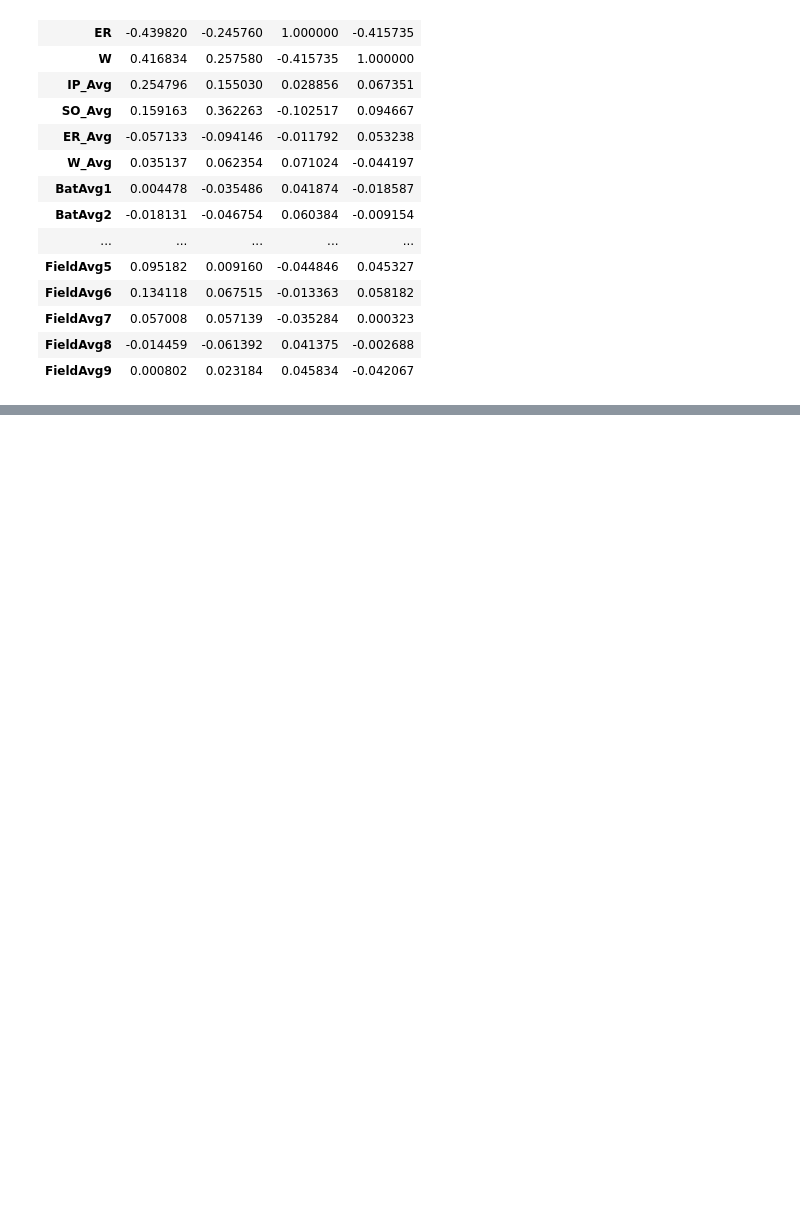
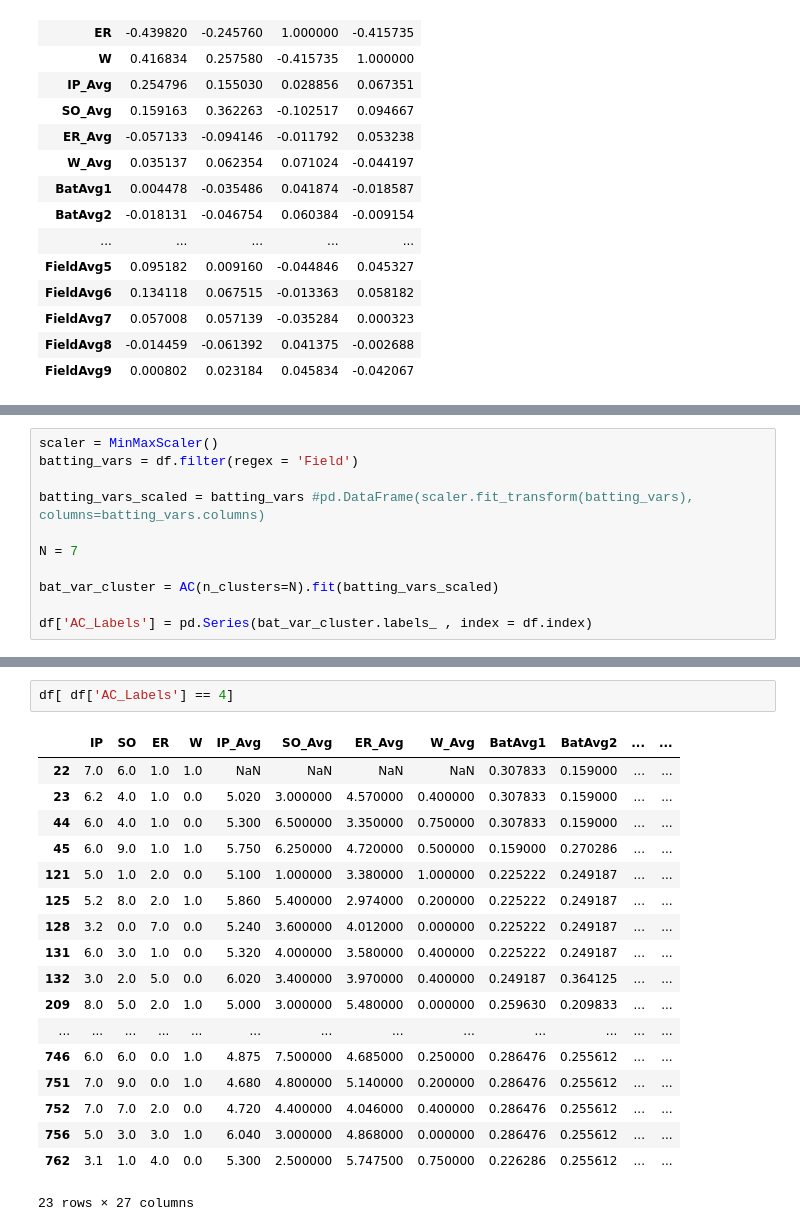
Before and after one commit to GrayMarchese/Data_Mining_Project, a Jupyter notebook: exploratory_analysis.ipynb, the cells around one changed output, grey strips where cells are left out. Cells and saved outputs as stored; diff of their text form; blank space fills up the shorter version.

Commit message:
Do initial clustering

```diff
--- a/exploratory_analysis.ipynb
+++ b/exploratory_analysis.ipynb
@@ -50,0 +46,11 @@ AgglomerativeClustering(affinity='euclidean', compute_full_tree='auto',
+# %%
+scaler = MinMaxScaler()
+batting_vars = df.filter(regex = 'Field')
+
+batting_vars_scaled = batting_vars #pd.DataFrame(scaler.fit_transform(batting_vars), columns=batting_vars.columns)
+
+N = 7
+
+bat_var_cluster = AC(n_clusters=N).fit(batting_vars_scaled)
+
+df['AC_Labels'] = pd.Series(bat_var_cluster.labels_ , index = df.index)
@@ -50,0 +69,21 @@ AgglomerativeClustering(affinity='euclidean', compute_full_tree='auto',
+# %%
+df[ df['AC_Labels'] == 4]
+# %% [output]
+|  | IP | SO | ER | W | IP_Avg | SO_Avg | ER_Avg | W_Avg | BatAvg1 | BatAvg2 | ... | ... |
+| 22 | 7.0 | 6.0 | 1.0 | 1.0 | NaN | NaN | NaN | NaN | 0.307833 | 0.159000 | ... | ... |
+| 23 | 6.2 | 4.0 | 1.0 | 0.0 | 5.020 | 3.000000 | 4.570000 | 0.400000 | 0.307833 | 0.159000 | ... | ... |
+| 44 | 6.0 | 4.0 | 1.0 | 0.0 | 5.300 | 6.500000 | 3.350000 | 0.750000 | 0.307833 | 0.159000 | ... | ... |
+| 45 | 6.0 | 9.0 | 1.0 | 1.0 | 5.750 | 6.250000 | 4.720000 | 0.500000 | 0.159000 | 0.270286 | ... | ... |
+| 121 | 5.0 | 1.0 | 2.0 | 0.0 | 5.100 | 1.000000 | 3.380000 | 1.000000 | 0.225222 | 0.249187 | ... | ... |
+| 125 | 5.2 | 8.0 | 2.0 | 1.0 | 5.860 | 5.400000 | 2.974000 | 0.200000 | 0.225222 | 0.249187 | ... | ... |
+| 128 | 3.2 | 0.0 | 7.0 | 0.0 | 5.240 | 3.600000 | 4.012000 | 0.000000 | 0.225222 | 0.249187 | ... | ... |
+| 131 | 6.0 | 3.0 | 1.0 | 0.0 | 5.320 | 4.000000 | 3.580000 | 0.400000 | 0.225222 | 0.249187 | ... | ... |
+| 132 | 3.0 | 2.0 | 5.0 | 0.0 | 6.020 | 3.400000 | 3.970000 | 0.400000 | 0.249187 | 0.364125 | ... | ... |
+| 209 | 8.0 | 5.0 | 2.0 | 1.0 | 5.000 | 3.000000 | 5.480000 | 0.000000 | 0.259630 | 0.209833 | ... | ... |
+| ... | ... | ... | ... | ... | ... | ... | ... | ... | ... | ... | ... | ... |
+| 746 | 6.0 | 6.0 | 0.0 | 1.0 | 4.875 | 7.500000 | 4.685000 | 0.250000 | 0.286476 | 0.255612 | ... | ... |
+| 751 | 7.0 | 9.0 | 0.0 | 1.0 | 4.680 | 4.800000 | 5.140000 | 0.200000 | 0.286476 | 0.255612 | ... | ... |
+| 752 | 7.0 | 7.0 | 2.0 | 0.0 | 4.720 | 4.400000 | 4.046000 | 0.400000 | 0.286476 | 0.255612 | ... | ... |
+| 756 | 5.0 | 3.0 | 3.0 | 1.0 | 6.040 | 3.000000 | 4.868000 | 0.000000 | 0.286476 | 0.255612 | ... | ... |
+| 762 | 3.1 | 1.0 | 4.0 | 0.0 | 5.300 | 2.500000 | 5.747500 | 0.750000 | 0.226286 | 0.255612 | ... | ... |
+23 rows × 27 columns
```
Also changed, not shown: parts of 3 cells of this notebook.
